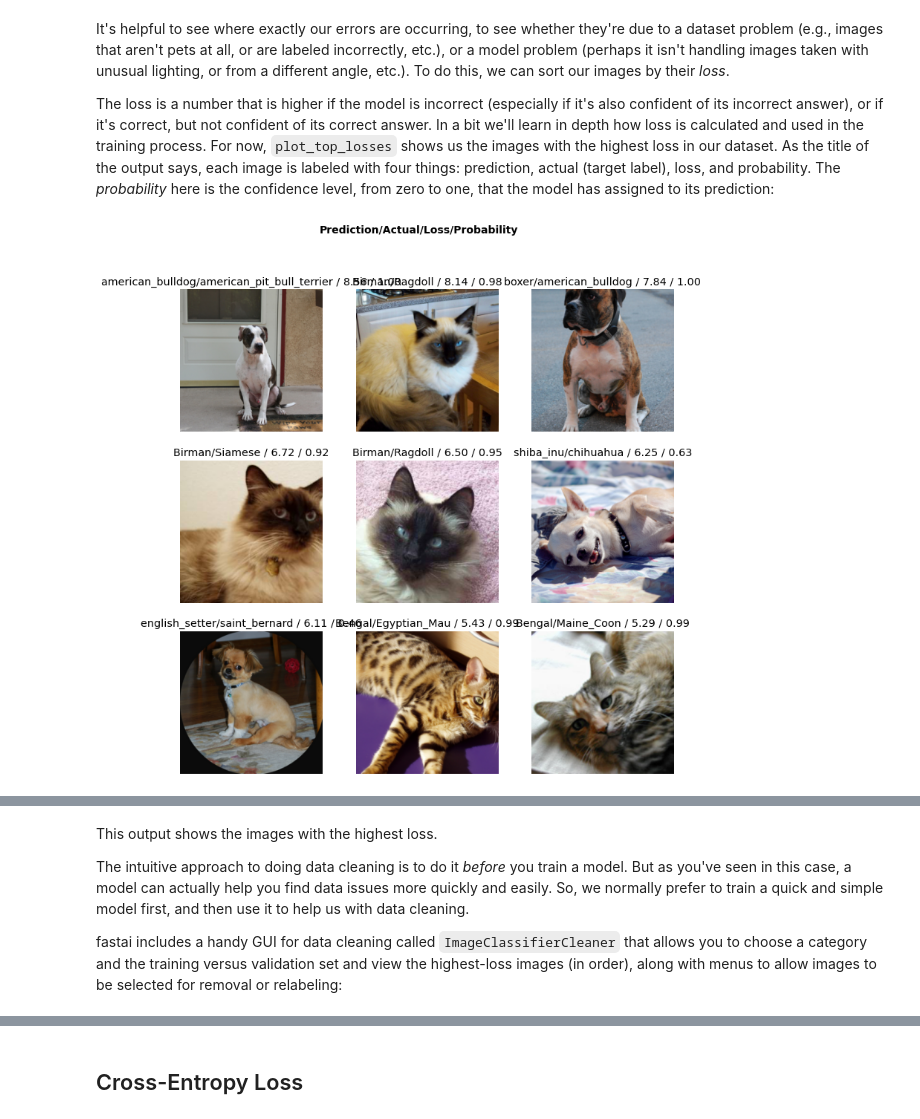
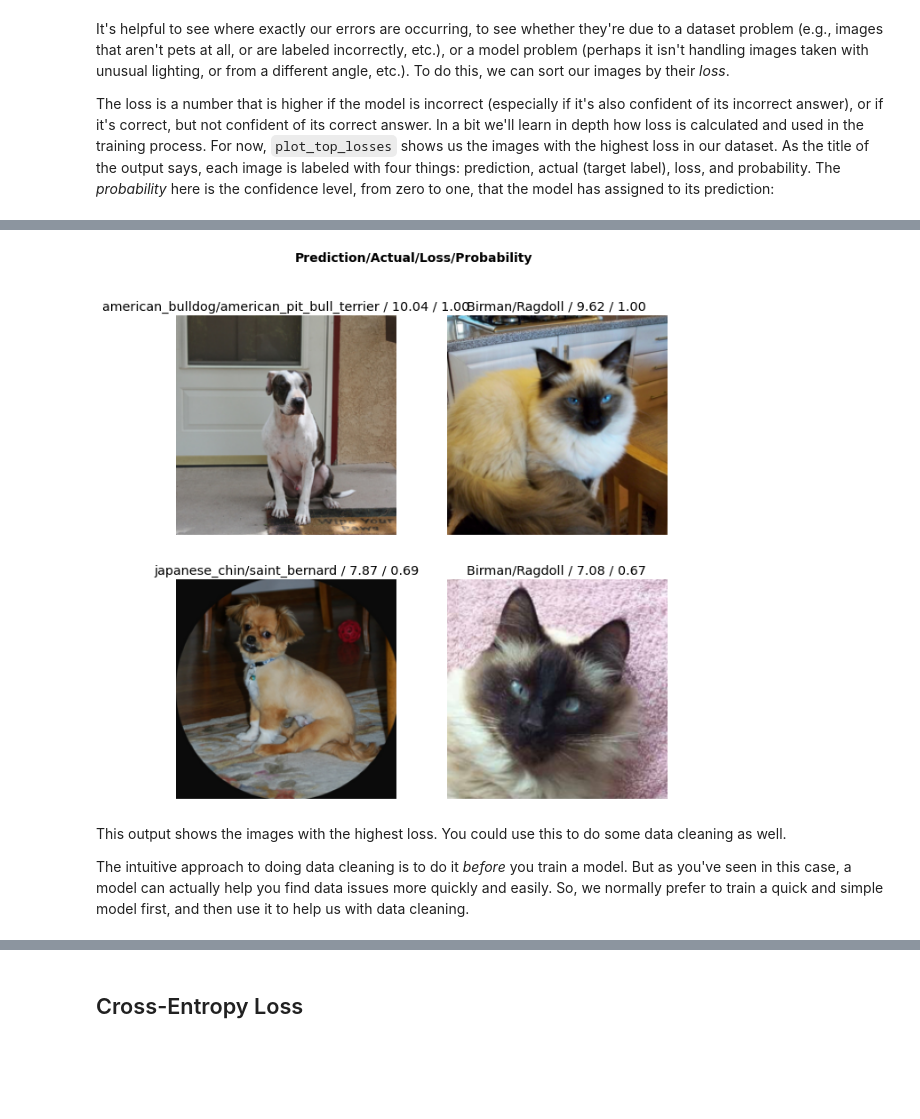
Before and after one commit to tdekelver-bd/Intro-to-DL-BD-2023, a Jupyter notebook: intro-dl-day1-3-going-deeper-pet-breeds.ipynb, the cells around one changed output, grey strips where cells are left out. Drawn from its saved outputs; the diff is of its cells as text; code cells hidden in the pictures; blank space fills up the shorter version.

```diff
--- a/intro-dl-day1-3-going-deeper-pet-breeds.ipynb
+++ b/intro-dl-day1-3-going-deeper-pet-breeds.ipynb
@@ -266,4 +272,3 @@ def plot_top_losses_fix(interp, k, largest=True, **kwargs):
-# %%
-plot_top_losses_fix(interp, 9, figsize=(12,12))
-# %% [output]
-[figure, removed]
+# %%
+interp.plot_top_losses(4, figsize=(10,10))
+# %% [output]
@@ -270,6 +276,5 @@ plot_top_losses_fix(interp, 9, figsize=(12,12))
+[figure, added]
 # %% [markdown]
-This output shows the images with the highest loss.
+This output shows the images with the highest loss. You could use this to do some data cleaning as well.
 
 The intuitive approach to doing data cleaning is to do it *before* you train a model. But as you've seen in this case, a model can actually help you find data issues more quickly and easily. So, we normally prefer to train a quick and simple model first, and then use it to help us with data cleaning.
-
-fastai includes a handy GUI for data cleaning called `ImageClassifierCleaner` that allows you to choose a category and the training versus validation set and view the highest-loss images (in order), along with menus to allow images to be selected for removal or relabeling:
```
Also changed, not shown: parts of 64 cells of this notebook.
